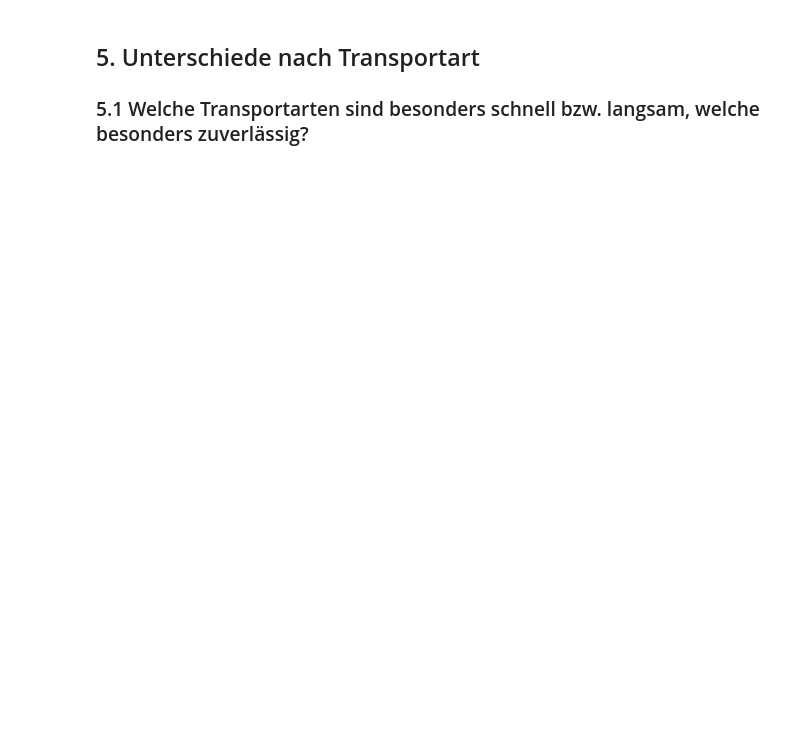
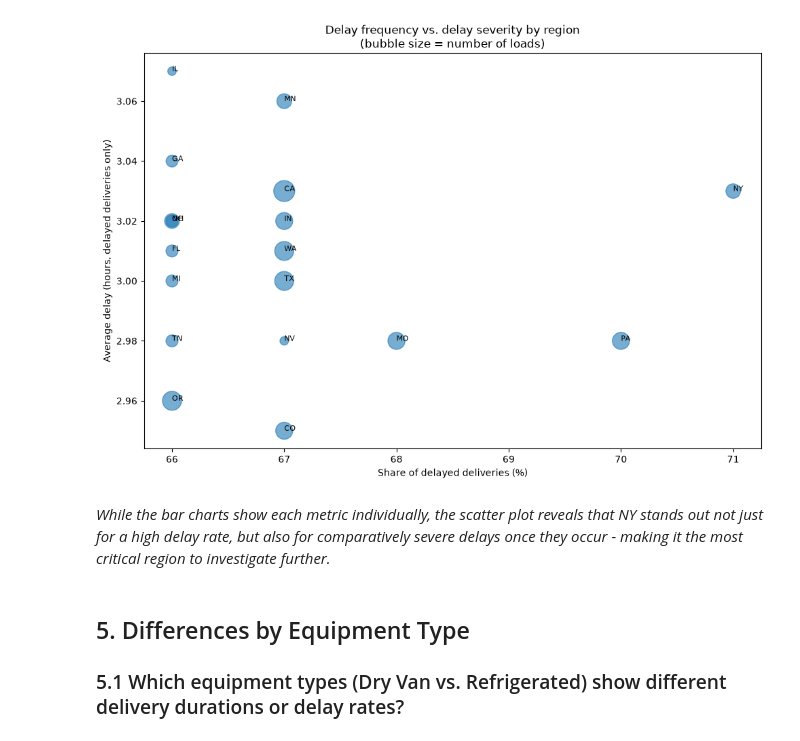
Before and after one commit to NowhereOutThere/smart-logistics-analytics, a Jupyter notebook: notebooks/01_delivery_performance.ipynb, the cells around one changed output. Cells and saved outputs as stored; diff of their text form; code cells hidden in the pictures; blank space fills up the shorter version.

Commit message:
feat(notebooks): add charts and translate notebook 01 to english

```diff
--- a/notebooks/01_delivery_performance.ipynb
+++ b/notebooks/01_delivery_performance.ipynb
@@ -185,7 +197,29 @@ display(region_stats)
+# %%
+fig, ax = plt.subplots(figsize=(10, 7))
+
+scatter = ax.scatter(
+    region_stats["delayed_share"] * 100,
+    region_stats["avg_delay_hours"],
+    s=region_stats["n_loads"] / region_stats["n_loads"].max() * 500,
+    alpha=0.6,
+)
+
+for state, row in region_stats.iterrows():
+    ax.annotate(state, (row["delayed_share"] * 100, row["avg_delay_hours"]), fontsize=8)
+
+ax.set_xlabel("Share of delayed deliveries (%)")
+ax.set_ylabel("Average delay (hours, delayed deliveries only)")
+ax.set_title("Delay frequency vs. delay severity by region\n(bubble size = number of loads)")
+plt.tight_layout()
+plt.show()
+# %% [output]
+[figure, added]
+# %% [markdown]
+*While the bar charts show each metric individually, the scatter plot reveals that NY stands out not just for a high delay rate, but also for comparatively severe delays once they occur - making it the most critical region to investigate further.*
 # %% [markdown]
-## 5. Unterschiede nach Transportart
+## 5. Differences by Equipment Type
 
-### 5.1 Welche Transportarten sind besonders schnell bzw. langsam, welche besonders zuverlässig?
+### 5.1 Which equipment types (Dry Van vs. Refrigerated) show different delivery durations or delay rates?
 # %%
 transport_column = "load_type"
 
```
Also changed, not shown: parts of 23 cells of this notebook.
